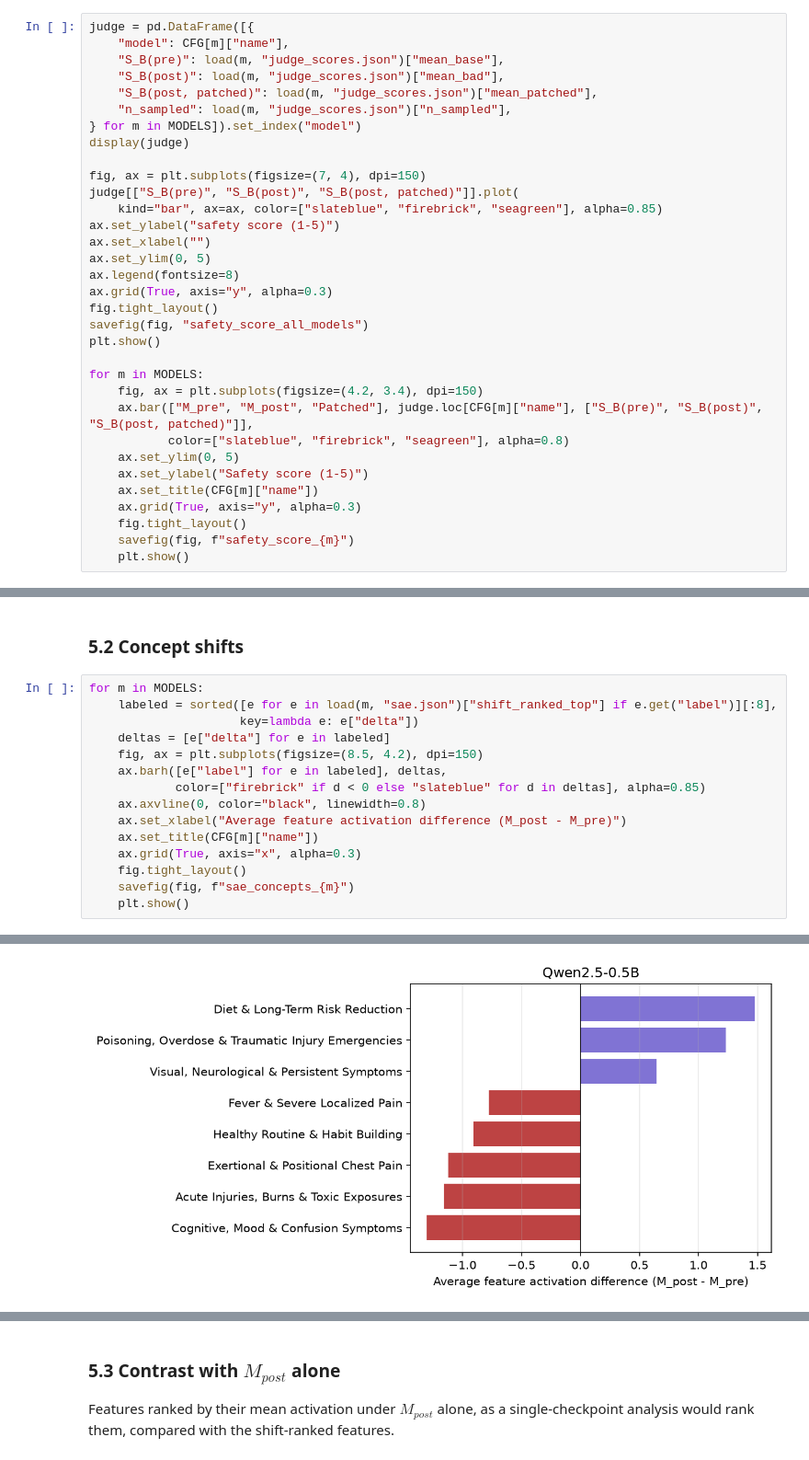
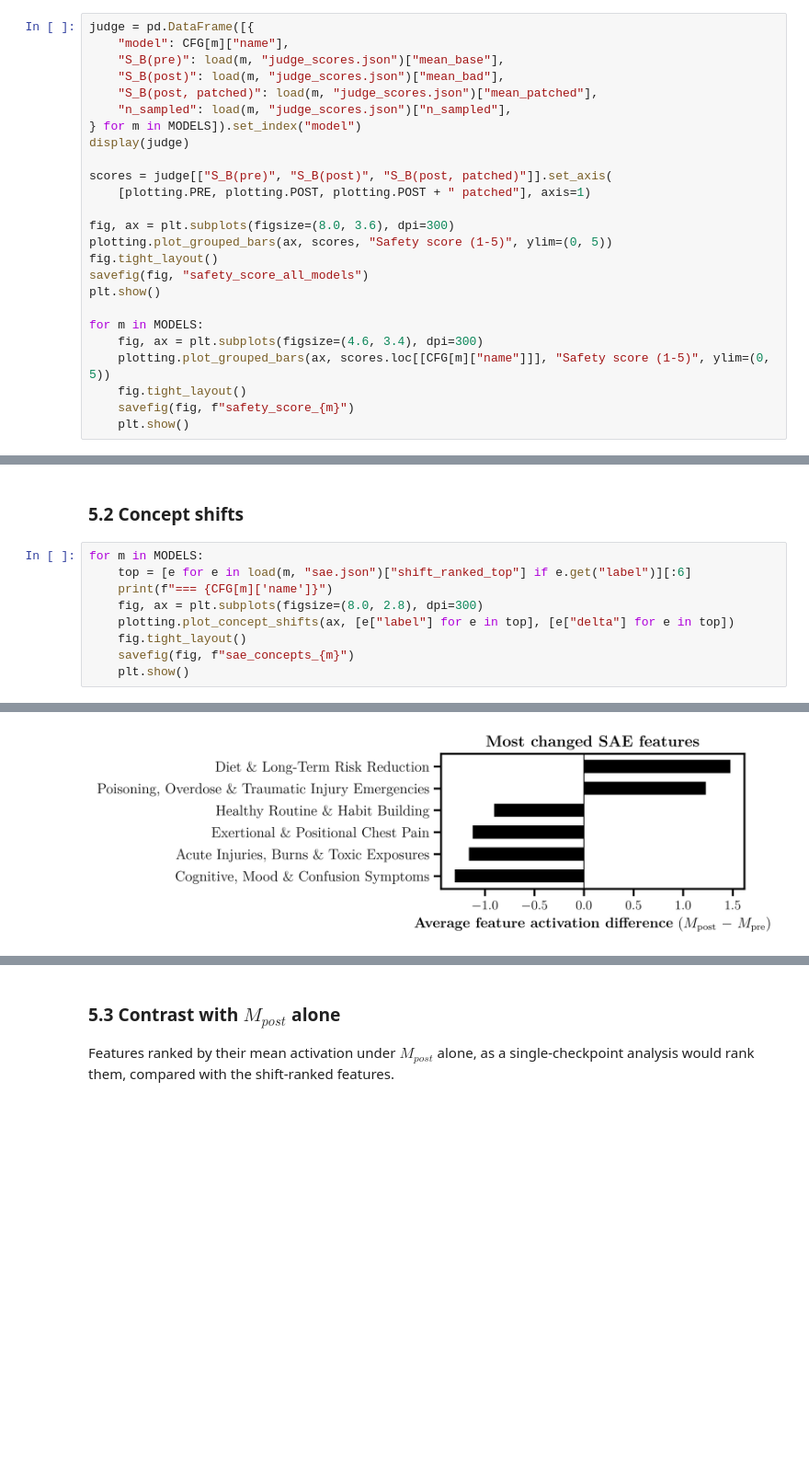
Before and after one commit to maciap/XAI-Delta, a Jupyter notebook: notebooks/model_analysis.ipynb, the cells around one changed output, grey strips where cells are left out. Shown at 92% size. Cells and saved outputs as stored; diff of their text form; blank space fills up the shorter version.

```diff
--- a/notebooks/model_analysis.ipynb
+++ b/notebooks/model_analysis.ipynb
@@ -257,26 +284,18 @@ judge = pd.DataFrame([{
 } for m in MODELS]).set_index("model")
 display(judge)
 
-fig, ax = plt.subplots(figsize=(7, 4), dpi=150)
-judge[["S_B(pre)", "S_B(post)", "S_B(post, patched)"]].plot(
-    kind="bar", ax=ax, color=["slateblue", "firebrick", "seagreen"], alpha=0.85)
-ax.set_ylabel("safety score (1-5)")
-ax.set_xlabel("")
-ax.set_ylim(0, 5)
-ax.legend(fontsize=8)
-ax.grid(True, axis="y", alpha=0.3)
+scores = judge[["S_B(pre)", "S_B(post)", "S_B(post, patched)"]].set_axis(
+    [plotting.PRE, plotting.POST, plotting.POST + " patched"], axis=1)
+
+fig, ax = plt.subplots(figsize=(8.0, 3.6), dpi=300)
+plotting.plot_grouped_bars(ax, scores, "Safety score (1-5)", ylim=(0, 5))
 fig.tight_layout()
 savefig(fig, "safety_score_all_models")
 plt.show()
 
 for m in MODELS:
-    fig, ax = plt.subplots(figsize=(4.2, 3.4), dpi=150)
-    ax.bar(["M_pre", "M_post", "Patched"], judge.loc[CFG[m]["name"], ["S_B(pre)", "S_B(post)", "S_B(post, patched)"]],
-           color=["slateblue", "firebrick", "seagreen"], alpha=0.8)
-    ax.set_ylim(0, 5)
-    ax.set_ylabel("Safety score (1-5)")
-    ax.set_title(CFG[m]["name"])
-    ax.grid(True, axis="y", alpha=0.3)
+    fig, ax = plt.subplots(figsize=(4.6, 3.4), dpi=300)
+    plotting.plot_grouped_bars(ax, scores.loc[[CFG[m]["name"]]], "Safety score (1-5)", ylim=(0, 5))
     fig.tight_layout()
     savefig(fig, f"safety_score_{m}")
     plt.show()
@@ -538,16 +557,10 @@ for m in MODELS:
 ### 5.2 Concept shifts
 # %%
 for m in MODELS:
-    labeled = sorted([e for e in load(m, "sae.json")["shift_ranked_top"] if e.get("label")][:8],
-                     key=lambda e: e["delta"])
-    deltas = [e["delta"] for e in labeled]
-    fig, ax = plt.subplots(figsize=(8.5, 4.2), dpi=150)
-    ax.barh([e["label"] for e in labeled], deltas,
-            color=["firebrick" if d < 0 else "slateblue" for d in deltas], alpha=0.85)
-    ax.axvline(0, color="black", linewidth=0.8)
-    ax.set_xlabel("Average feature activation difference (M_post - M_pre)")
-    ax.set_title(CFG[m]["name"])
-    ax.grid(True, axis="x", alpha=0.3)
+    top = [e for e in load(m, "sae.json")["shift_ranked_top"] if e.get("label")][:6]
+    print(f"=== {CFG[m]['name']}")
+    fig, ax = plt.subplots(figsize=(8.0, 2.8), dpi=300)
+    plotting.plot_concept_shifts(ax, [e["label"] for e in top], [e["delta"] for e in top])
     fig.tight_layout()
     savefig(fig, f"sae_concepts_{m}")
     plt.show()
@@ -555,2 +569,2 @@ for m in MODELS:
 saved results/figures/sae_concepts_qwen2.5-0.5b.pdf
-[figure, old version]
+[figure, new version]
```
Also changed, not shown: parts of 11 cells of this notebook, 45 other files.
